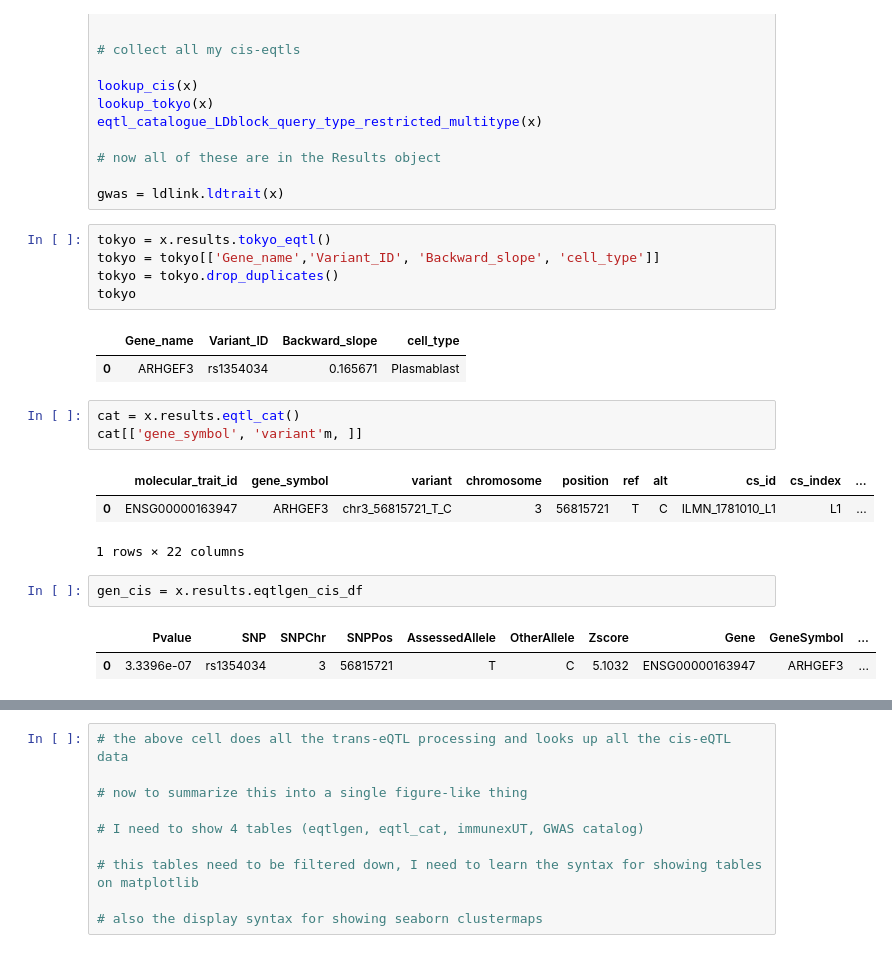
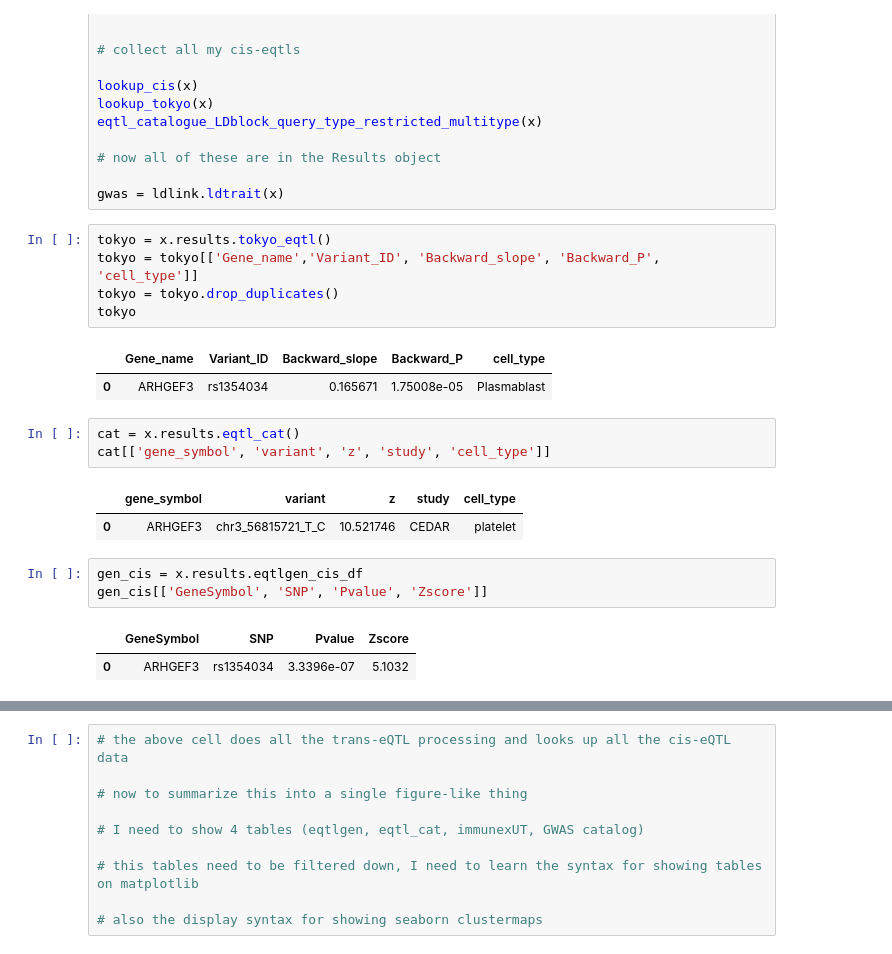
Before and after one commit to zainomarali/ImmuneGWAS, a Jupyter notebook: trans.ipynb, the cells around one changed output, grey strips where cells are left out. Drawn from its saved outputs; the diff is of its cells as text.

```diff
--- a/trans.ipynb
+++ b/trans.ipynb
@@ -113,22 +113,22 @@ eqtl_catalogue_LDblock_query_type_restricted_multitype(x)
 gwas = ldlink.ldtrait(x)
 # %%
 tokyo = x.results.tokyo_eqtl()
-tokyo = tokyo[['Gene_name','Variant_ID', 'Backward_slope', 'cell_type']]
+tokyo = tokyo[['Gene_name','Variant_ID', 'Backward_slope', 'Backward_P', 'cell_type']]
 tokyo = tokyo.drop_duplicates()
 tokyo
 # %% [output]
-|  | Gene_name | Variant_ID | Backward_slope | cell_type |
-| 0 | ARHGEF3 | rs1354034 | 0.165671 | Plasmablast |
+|  | Gene_name | Variant_ID | Backward_slope | Backward_P | cell_type |
+| 0 | ARHGEF3 | rs1354034 | 0.165671 | 1.75008e-05 | Plasmablast |
 # %%
 cat = x.results.eqtl_cat()
-cat[['gene_symbol', 'variant'm, ]]
+cat[['gene_symbol', 'variant', 'z', 'study', 'cell_type']]
 # %% [output]
-|  | molecular_trait_id | gene_symbol | variant | chromosome | position | ref | alt | cs_id | cs_index | ... |
-| 0 | ENSG00000163947 | ARHGEF3 | chr3_56815721_T_C | 3 | 56815721 | T | C | ILMN_1781010_L1 | L1 | ... |
+|  | gene_symbol | variant | z | study | cell_type |
+| 0 | ARHGEF3 | chr3_56815721_T_C | 10.521746 | CEDAR | platelet |
-1 rows × 22 columns
 # %%
 gen_cis = x.results.eqtlgen_cis_df
+gen_cis[['GeneSymbol', 'SNP', 'Pvalue', 'Zscore']]
 # %% [output]
-|  | Pvalue | SNP | SNPChr | SNPPos | AssessedAllele | OtherAllele | Zscore | Gene | GeneSymbol | ... |
-| 0 | 3.3396e-07 | rs1354034 | 3 | 56815721 | T | C | 5.1032 | ENSG00000163947 | ARHGEF3 | ... |
+|  | GeneSymbol | SNP | Pvalue | Zscore |
+| 0 | ARHGEF3 | rs1354034 | 3.3396e-07 | 5.1032 |
 # %%
```
Also changed, not shown: parts of 1 cell of this notebook.
